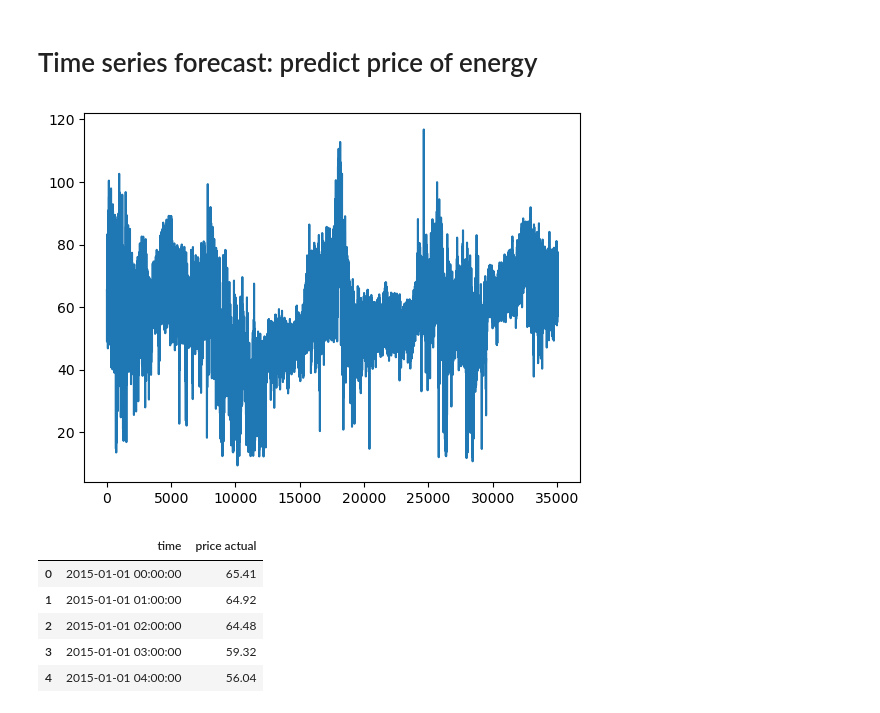
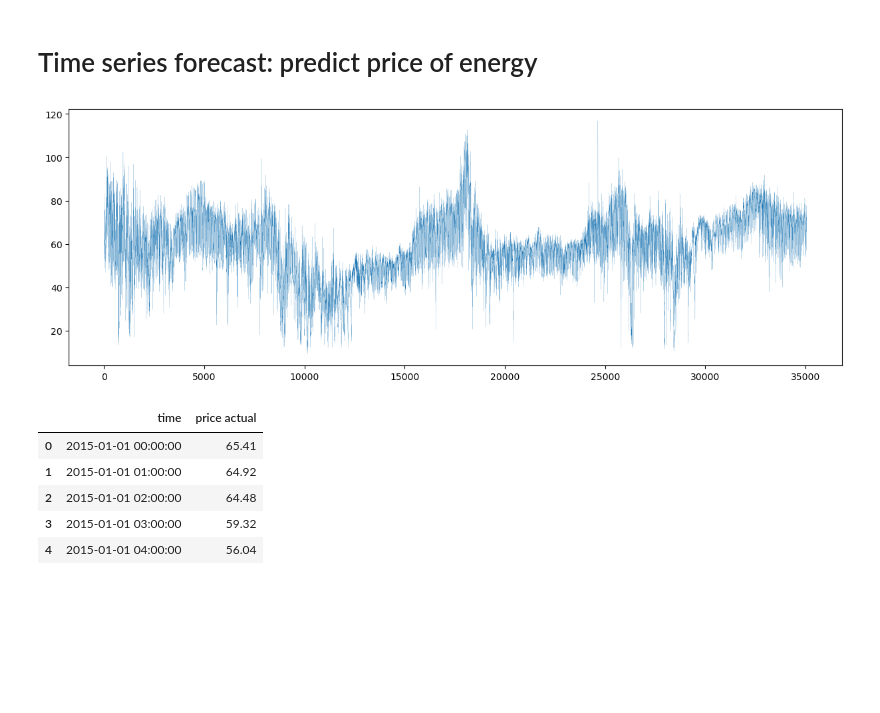
Before and after one commit to Er90Space/IntegratedCA2_ML-DV_CCT, a Jupyter notebook: CA2_ML_Dvis.ipynb, the cells around one changed output. Drawn from its saved outputs; the diff is of its cells as text; code cells hidden in the pictures; blank space fills up the shorter version.

```diff
--- a/CA2_ML_Dvis.ipynb
+++ b/CA2_ML_Dvis.ipynb
@@ -112,11 +113,12 @@ dtype: float64
 # %%
 # Create a dataframe with the selected features.
 forecast_df= df[['time', 'price actual']]
-# %%
-# Plot actual price.
-df['price actual'].plot();
-# %% [output]
-[figure, removed]
+# %%
+# Plot actual price.
+plt.figure(figsize=(15,5))
+df['price actual'].plot(kind='line', lw=0.1);
+# %% [output]
+[figure, added]
 # %%
 forecast_df.head()
 # %% [output]
```
Also changed, not shown: parts of 20 cells of this notebook.
